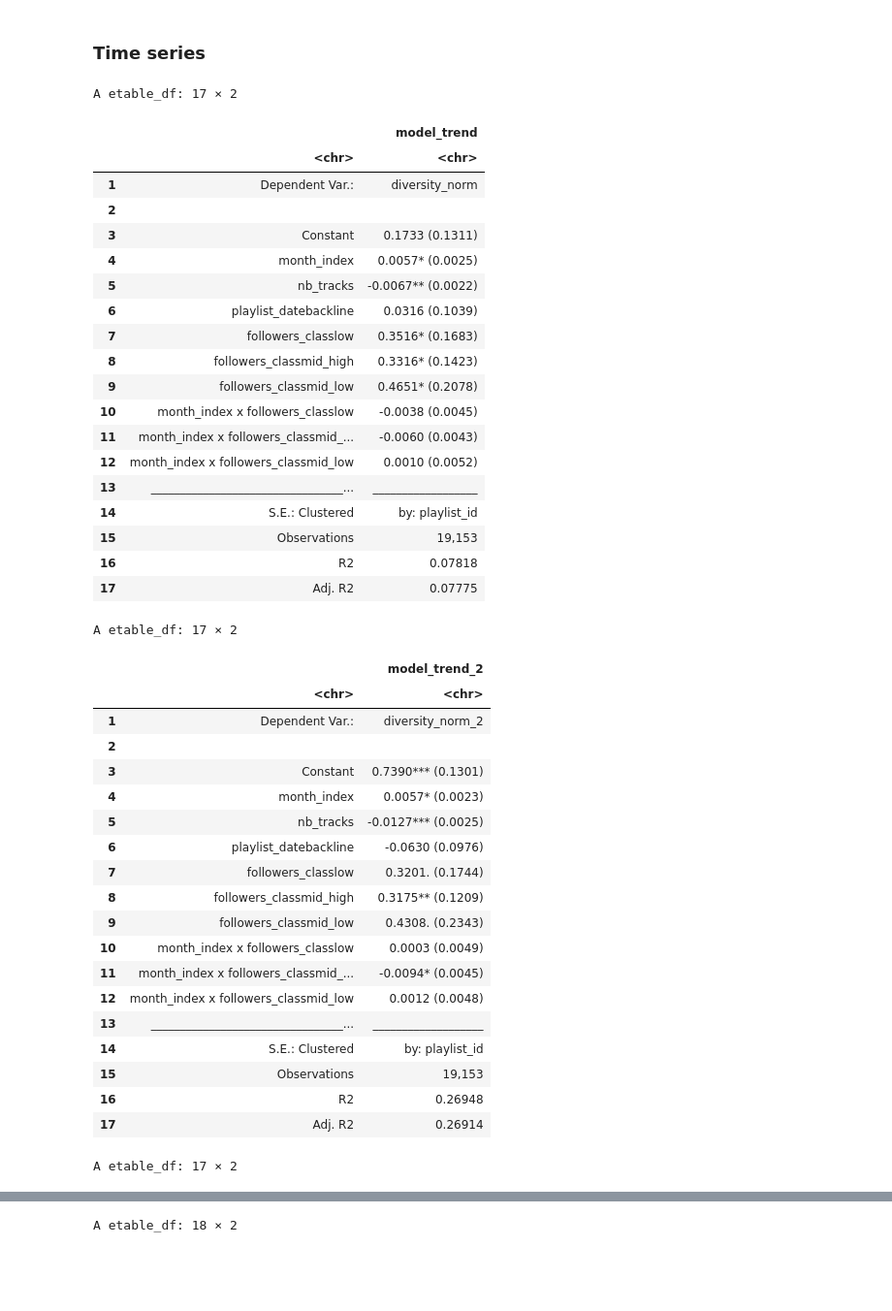
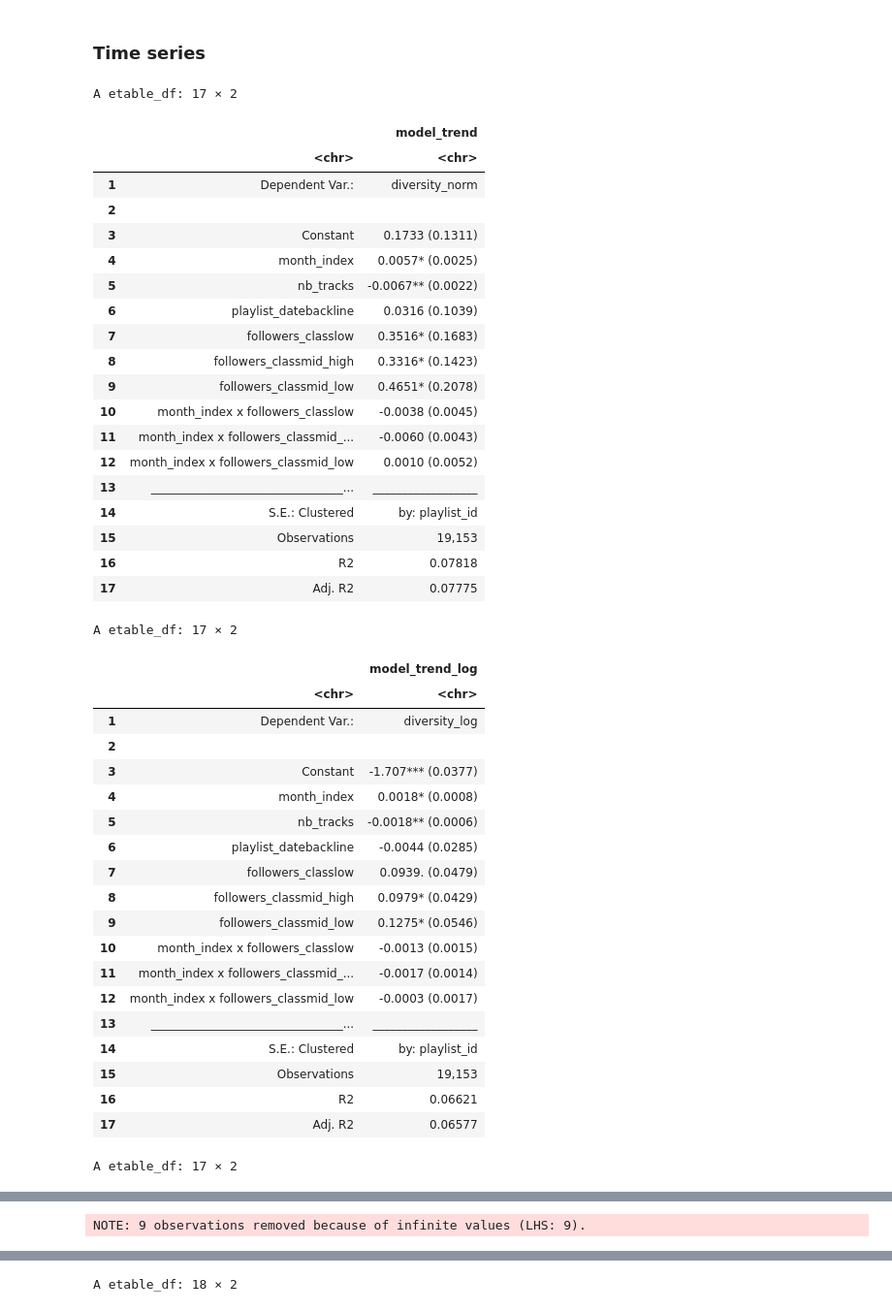
Before and after one commit to julienmbarki/article-diversity-editorial, a Jupyter notebook: data_analysis/data_analysis.ipynb, the cells around one changed output, grey strips where cells are left out. Shown at 97% size. Saved outputs shown, nothing was run; the diff lists cells and outputs as text; code cells hidden in the pictures; blank space fills up the shorter version.

Commit message:
data analysis

```diff
--- a/data_analysis/data_analysis.ipynb
+++ b/data_analysis/data_analysis.ipynb
@@ -129,10 +129,10 @@ df$diversity_norm_2 <- rescale(diversity_clean_2, df, kind = "z")
 df$diversity_norm_2
 
 # Log values
-df$diversity_log <- log(df$diversity_clean + 1)
+df$diversity_log <- log(df$diversity_clean)
 df$diversity_log
 
-df$diversity_log_2 <- log(df$diversity_clean_2 + 1)
+df$diversity_log_2 <- log(df$diversity_clean_2)
 df$diversity_log_2
 # %% [output]
     [1] 0.19848049 0.13040538 0.12884873 0.13123587 0.12989972 0.13268050
@@ -1208,6 +1334,13 @@ model_trend <- feols(
   )
 etable(model_trend)
 
+model_trend_log <- feols(
+  diversity_log ~ month_index + nb_tracks + playlist_date +
+  followers_class * month_index,
+  data = df, cluster = c("playlist_id")
+  )
+etable(model_trend_log)
+
 # k beta Rao-Stirling
 model_trend_2 <- feols(
   diversity_norm_2 ~ month_index + nb_tracks + playlist_date +
@@ -1216,52 +1349,59 @@ model_trend_2 <- feols(
   )
 etable(model_trend_2)
 
+model_trend_log_2 <- feols(
+  diversity_log_2 ~ month_index + nb_tracks + playlist_date +
+  followers_class * month_index,
+  data = df, cluster = c("playlist_id")
+  )
+etable(model_trend_log_2)
+
 # distance index
 model_trend_3 <- feols(
   dist_norm_3 ~ month_index + nb_tracks + playlist_date +
   followers_class * month_index,
   data = df, cluster = c("playlist_id")
   )
 etable(model_trend_3)
 # %% [output]
 A etable_df: 17 × 2
 |  |  | model_trend |
 |  | <chr> | <chr> |
 | 1 | Dependent Var.: | diversity_norm |
 | 2 |  |  |
 | 3 | Constant | 0.1733 (0.1311) |
 | 4 | month_index | 0.0057* (0.0025) |
 | 5 | nb_tracks | -0.0067** (0.0022) |
 | 6 | playlist_datebackline | 0.0316 (0.1039) |
 | 7 | followers_classlow | 0.3516* (0.1683) |
 | 8 | followers_classmid_high | 0.3316* (0.1423) |
 | 9 | followers_classmid_low | 0.4651* (0.2078) |
 | 10 | month_index x followers_classlow | -0.0038 (0.0045) |
 | 11 | month_index x followers_classmid_... | -0.0060 (0.0043) |
 | 12 | month_index x followers_classmid_low | 0.0010 (0.0052) |
 | 13 | _________________________________... | __________________ |
 | 14 | S.E.: Clustered | by: playlist_id |
 | 15 | Observations | 19,153 |
 | 16 | R2 | 0.07818 |
 | 17 | Adj. R2 | 0.07775 |
 A etable_df: 17 × 2
-|  |  | model_trend_2 |
+|  |  | model_trend_log |
 |  | <chr> | <chr> |
-| 1 | Dependent Var.: | diversity_norm_2 |
+| 1 | Dependent Var.: | diversity_log |
 | 2 |  |  |
-| 3 | Constant | 0.7390*** (0.1301) |
-| 4 | month_index | 0.0057* (0.0023) |
-| 5 | nb_tracks | -0.0127*** (0.0025) |
-| 6 | playlist_datebackline | -0.0630 (0.0976) |
-| 7 | followers_classlow | 0.3201. (0.1744) |
-| 8 | followers_classmid_high | 0.3175** (0.1209) |
-| 9 | followers_classmid_low | 0.4308. (0.2343) |
-| 10 | month_index x followers_classlow | 0.0003 (0.0049) |
-| 11 | month_index x followers_classmid_... | -0.0094* (0.0045) |
-| 12 | month_index x followers_classmid_low | 0.0012 (0.0048) |
-| 13 | _________________________________... | ___________________ |
+| 3 | Constant | -1.707*** (0.0377) |
+| 4 | month_index | 0.0018* (0.0008) |
+| 5 | nb_tracks | -0.0018** (0.0006) |
+| 6 | playlist_datebackline | -0.0044 (0.0285) |
+| 7 | followers_classlow | 0.0939. (0.0479) |
+| 8 | followers_classmid_high | 0.0979* (0.0429) |
+| 9 | followers_classmid_low | 0.1275* (0.0546) |
+| 10 | month_index x followers_classlow | -0.0013 (0.0015) |
+| 11 | month_index x followers_classmid_... | -0.0017 (0.0014) |
+| 12 | month_index x followers_classmid_low | -0.0003 (0.0017) |
+| 13 | _________________________________... | __________________ |
 | 14 | S.E.: Clustered | by: playlist_id |
 | 15 | Observations | 19,153 |
-| 16 | R2 | 0.26948 |
-| 17 | Adj. R2 | 0.26914 |
+| 16 | R2 | 0.06621 |
+| 17 | Adj. R2 | 0.06577 |
 A etable_df: 17 × 2
@@ -1286,0 +1427 @@ A etable_df: 17 × 2
+NOTE: 9 observations removed because of infinite values (LHS: 9).
```
Also changed, not shown: parts of 16 cells of this notebook.
